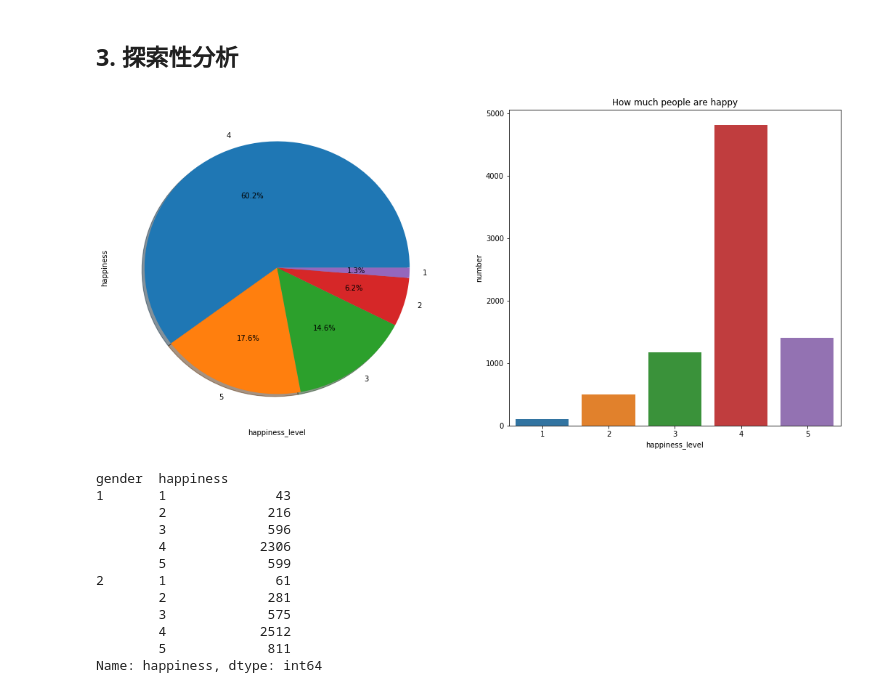
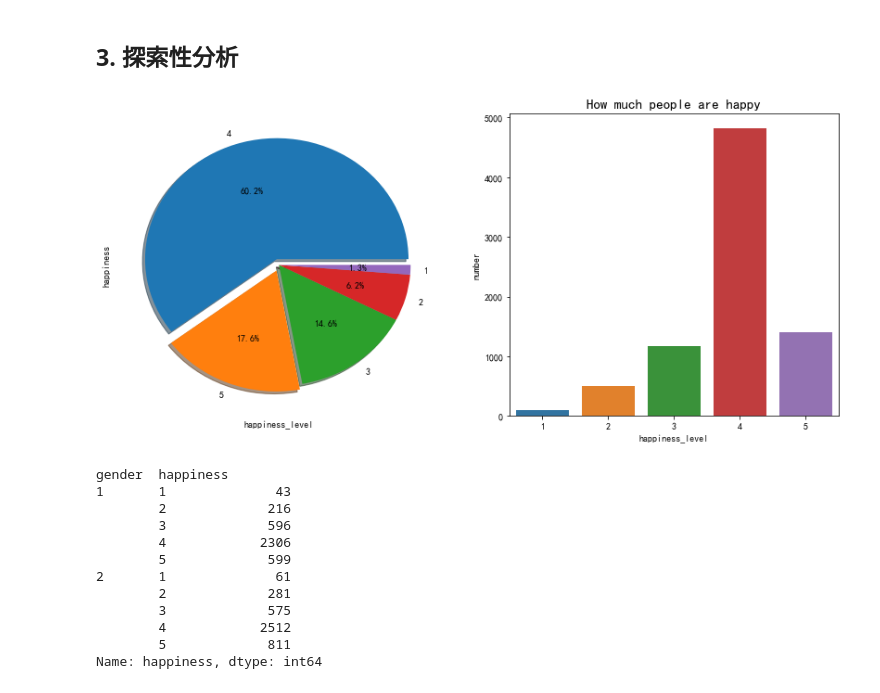
Before and after one commit to qinliu0901/python, a Jupyter notebook: happiness_forcast/happiness_analysis.ipynb, the cells around one changed output. Cells and saved outputs as stored; diff of their text form; code cells hidden in the pictures.

```diff
--- a/happiness_forcast/happiness_analysis.ipynb
+++ b/happiness_forcast/happiness_analysis.ipynb
@@ -6,6 +6,8 @@ import pandas as pd
 import numpy as np
 import matplotlib.pyplot as plt
 import seaborn as sns
+plt.rcParams['font.sans-serif'] = ['KaiTi']
+plt.rcParams['font.serif'] = ['KaiTi']
 # %% [markdown]
 ## 1. 数据处理及清洗
 # %%
@@ -77,7 +79,7 @@ s_work_type       5435  0.006794  float64
 3 rows × 140 columns
 # %%
 # 填充缺失值，hukou_loc、family_income以均值填充
-train['hukou_loc'] = train['hukou_loc'] .fillna('null')
+train['hukou_loc'] = train['hukou_loc'] .fillna(4)
 train['family_income'] = train['family_income'] .fillna(train['family_income'].mean())
 # %%
 # 计算调查者年龄，调查年份-出生年份
@@ -135,18 +126,20 @@ train['happiness'].corr(train['family_income'], method='pearson')
 ## 3. 探索性分析
 # %%
 # 5个等级幸福感的柱状图，5个等级的占比图
-f,ax=plt.subplots(1,2,figsize=(18,8))
-train['happiness'].value_counts().plot.pie(autopct='%1.1f%%',ax=ax[0],shadow=True)
+f,ax=plt.subplots(1,2,figsize=(14,6))
+# 部分分离开
+explode = (0.05,0.05,0,0,0)
+train['happiness'].value_counts().plot.pie(autopct='%1.1f%%',ax=ax[0],shadow=True,explode=explode)
 ax[0].set_xlabel('happiness_level')
 # 用seaborn的计数图
 sns.countplot('happiness',data=train,ax=ax[1])
 # ax[1] = train['happiness'].value_counts().plot.bar()
-ax[1].set_title('How much people are happy')
+ax[1].set_title('How much people are happy',fontsize=15)
 ax[1].set_xlabel('happiness_level')
 ax[1].set_ylabel('number')
 plt.show()
 # %% [output]
-[figure, old version]
+[figure, new version]
 # %%
 ## 分性别分析,1男，2女
 train.groupby(['gender', 'happiness'])['happiness'].count()
```
Also changed, not shown: parts of 20 cells of this notebook, 10 other files.
